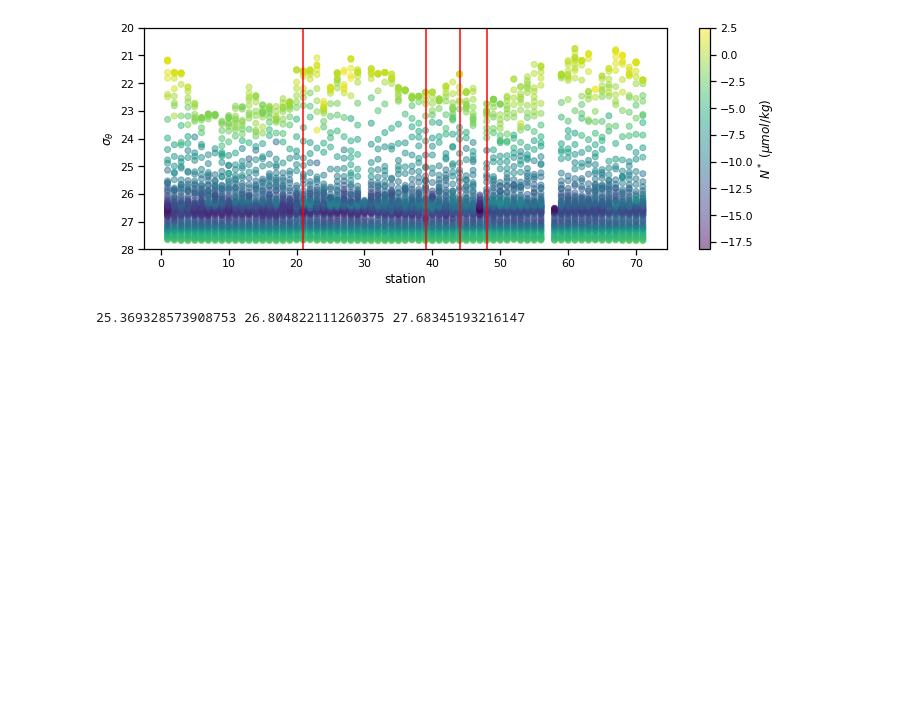
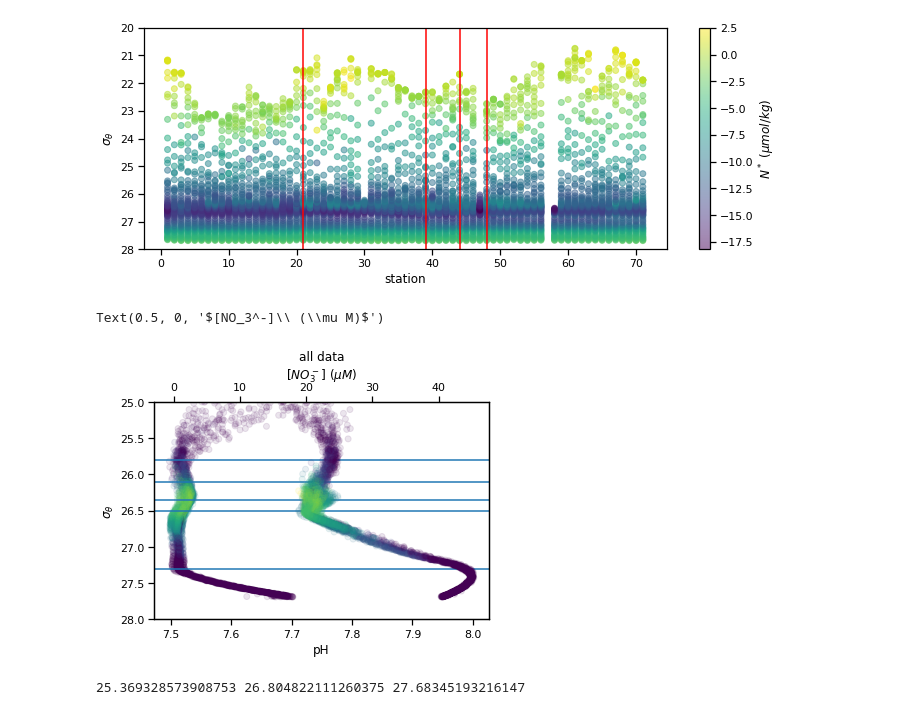
Before and after one commit to ckelly314/bablab_FK180624, a Jupyter notebook: plot_sections.ipynb, the cells around one changed output. Saved outputs shown, nothing was run; the diff lists cells and outputs as text; code cells hidden in the pictures; blank space fills up the shorter version.

```diff
--- a/plot_sections.ipynb
+++ b/plot_sections.ipynb
@@ -165,6 +165,33 @@ plt.tight_layout()
 plt.savefig("figures/N*section.pdf")
 # %% [output]
 [figure]
+# %%
+plotdf = data
+
+fig, ax = plt.subplots()
+ax.scatter(plotdf.pH_insitu, plotdf.sigma0,
+          c = plotdf.NO2,
+          alpha = 0.1)
+
+ax2 = ax.twiny()
+ax2.scatter(plotdf.NO3, plotdf.sigma0,
+          c = plotdf.NO2,
+          alpha = 0.1)
+
+ax.axhline(25.8)
+ax.axhline(26.1)
+ax.axhline(26.35)
+ax.axhline(26.5)
+ax.axhline(27.3)
+
+ax.set_ylim([28,25])
+ax.set_title("all data")
+ax.set_ylabel(r"$\sigma_{\theta}$")
+ax.set_xlabel("pH")
+ax2.set_xlabel(r"$[NO_3^-]\ (\mu M)$")
+# %% [output]
+Text(0.5, 0, '$[NO_3^-]\\ (\\mu M)$')
+[figure, added]
 # %%
 plotdf = data[
     (data.station>=1) &
```
Also changed, not shown: 15 other files.
